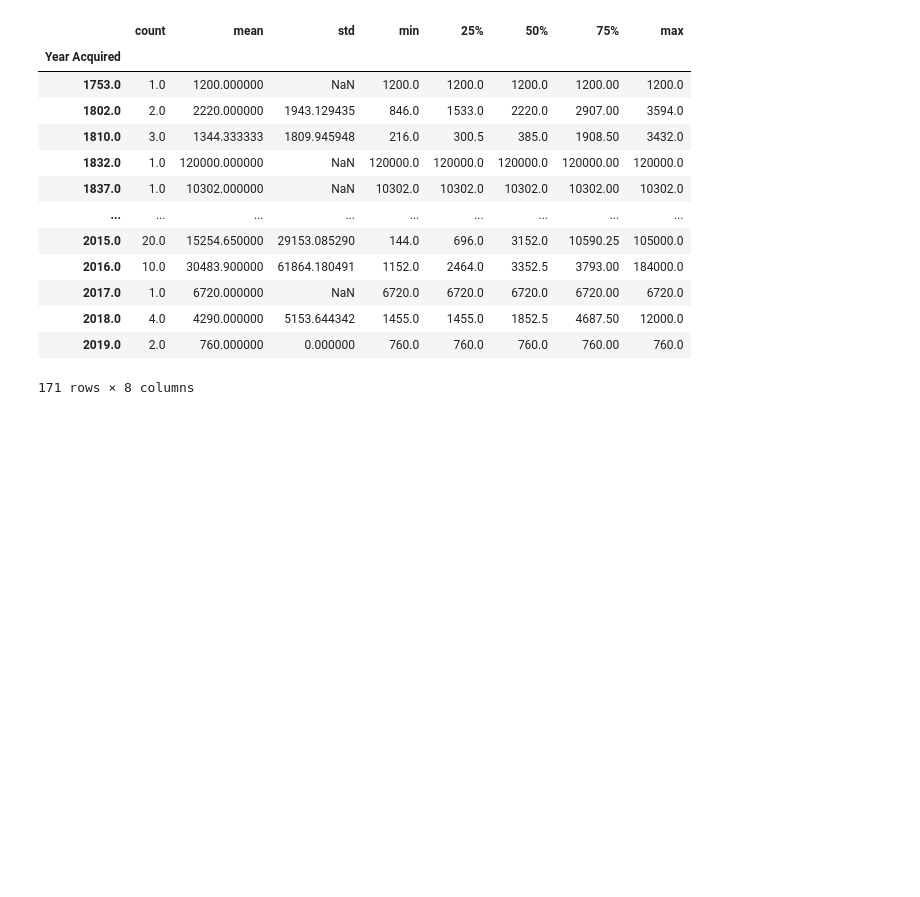
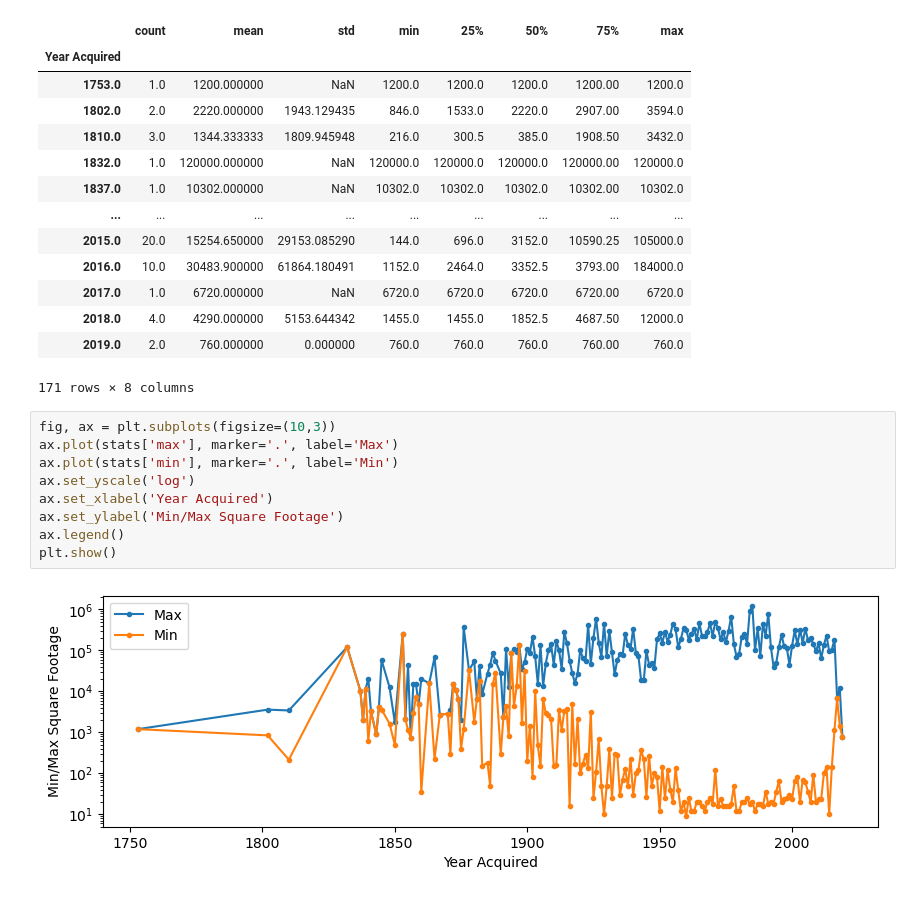
Before and after one commit to UIUC-iSchool-DataViz/is445_bcubcg_fall2023, a Jupyter notebook: week12/inClass_week12.ipynb, the cells around one changed output. Cells and saved outputs as stored; diff of their text form; blank space fills up the shorter version.

```diff
--- a/week12/inClass_week12.ipynb
+++ b/week12/inClass_week12.ipynb
@@ -61,3 +61,14 @@ stats
 | 2018.0 | 4.0 | 4290.000000 | 5153.644342 | 1455.0 | 1455.0 | 1852.5 | 4687.50 | 12000.0 |
 | 2019.0 | 2.0 | 760.000000 | 0.000000 | 760.0 | 760.0 | 760.0 | 760.00 | 760.0 |
 171 rows × 8 columns
+# %%
+fig, ax = plt.subplots(figsize=(10,3))
+ax.plot(stats['max'], marker='.', label='Max')
+ax.plot(stats['min'], marker='.', label='Min')
+ax.set_yscale('log')
+ax.set_xlabel('Year Acquired')
+ax.set_ylabel('Min/Max Square Footage')
+ax.legend()
+plt.show()
+# %% [output]
+[figure, added]
```
